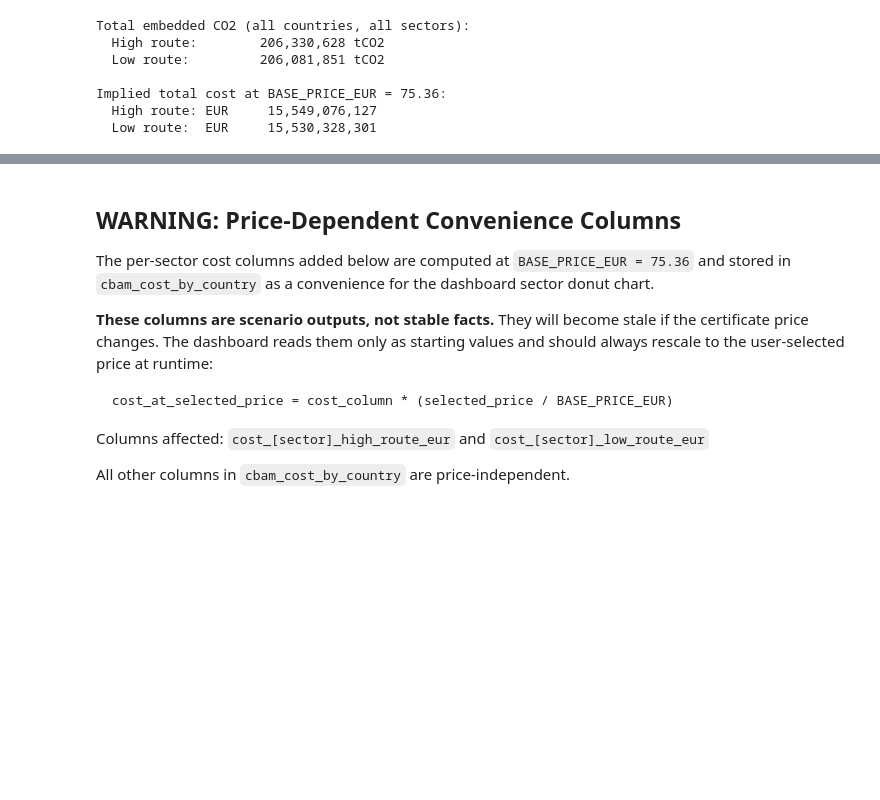
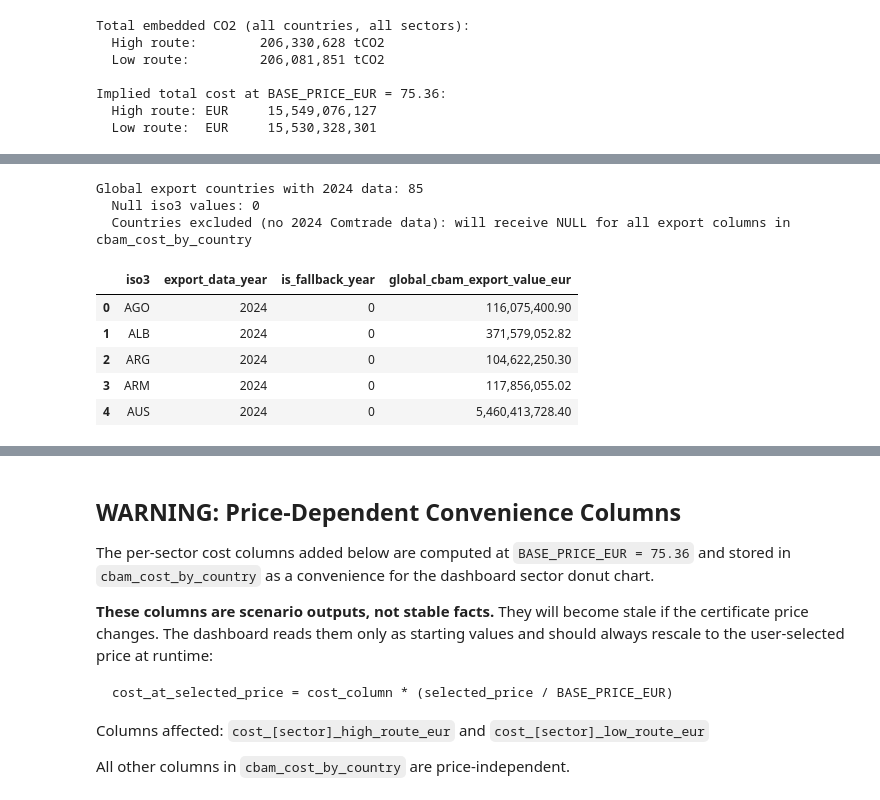
Before and after one commit to M1ck3yJ0/cbam-analysis, a Jupyter notebook: projects/01_country_exposure/calculations.ipynb, the cells around one changed output, grey strips where cells are left out. Cells and saved outputs as stored; diff of their text form; code cells hidden in the pictures; blank space fills up the shorter version.

Commit message:
update: tighten dashboard calculations logic and set hard year filtering to ensure comparability

```diff
--- a/projects/01_country_exposure/calculations.ipynb
+++ b/projects/01_country_exposure/calculations.ipynb
@@ -451,3 +417,62 @@ Null iso3 values:          0
+# %%
+# ── Load global CBAM-sector exports from Comtrade ─────────────────────────────
+# global_exports holds each country's total exports to all world markets
+# for CBAM-relevant HS6 product codes, sourced from Comtrade.
+#
+# This is the correct denominator for the exposure ratio. Using EU import
+# value alone would understate the denominator for large exporters like
+# Russia or China, making their exposure ratio appear artificially high.
+#
+# Data coverage note:
+# Comtrade 2024 data was not available for all CBAM countries at time of
+# pull. The is_fallback_year flag marks rows where an earlier year was
+# substituted. The exposure ratio (embedded_co2 / global_export_value) is
+# only computed where data_year = 2024, because the numerator (embedded CO2)
+# is always derived from 2024 EU trade flows. Mixing a 2024 numerator with
+# a pre-2024 denominator would produce a methodologically inconsistent ratio.
+# For fallback countries, exposure_ratio is set to NULL and the map shows
+# no value for the '% of exports' metric. This follows standard practice
+# for data journalism and consulting: a missing value with a clear
+# explanation is preferable to a present value with a hidden inconsistency.
+#
+# global_cbam_export_value_eur and export_data_year are stored for all
+# countries regardless, so the dashboard can display context values and
+# surface the data year in tooltips.
+#
+# Join key: iso3, which is more reliable than country name strings.
+
+# Only 2024 data is used. Fallback countries receive no join match and
+# are stored with NULL for all three export columns. This is consistent
+# with the 2024-only approach used for trade_flows and grid data.
+# is_fallback_year is pulled so the dashboard can explain the absence.
+query_global_exports = """
+    SELECT
+        iso3,
+        data_year                 AS export_data_year,
+        is_fallback_year,
+        SUM(export_value_eur)     AS global_cbam_export_value_eur
+    FROM global_exports
+    WHERE data_year = 2024
+    GROUP BY iso3, data_year, is_fallback_year
+"""
+
+df_global_exports = pd.read_sql(query_global_exports, con)
+
+print(f'Global export countries with 2024 data: {len(df_global_exports):,}')
+print(f'  Null iso3 values: {df_global_exports["iso3"].isna().sum()}')
+print(f'  Countries excluded (no 2024 Comtrade data): '
+      f'will receive NULL for all export columns in cbam_cost_by_country')
+df_global_exports.head()
+# %% [output]
+Global export countries with 2024 data: 85
+  Null iso3 values: 0
+  Countries excluded (no 2024 Comtrade data): will receive NULL for all export columns in cbam_cost_by_country
+|  | iso3 | export_data_year | is_fallback_year | global_cbam_export_value_eur |
+| 0 | AGO | 2024 | 0 | 116,075,400.90 |
+| 1 | ALB | 2024 | 0 | 371,579,052.82 |
+| 2 | ARG | 2024 | 0 | 104,622,250.30 |
+| 3 | ARM | 2024 | 0 | 117,856,055.02 |
+| 4 | AUS | 2024 | 0 | 5,460,413,728.40 |
 # %%
 # ── Build output table 2: exposure by country (all sectors aggregated) ─────────
 # Grain: one row per country. All 119 CBAM countries present.
```
Also changed, not shown: parts of 6 cells of this notebook, 1 other file.
